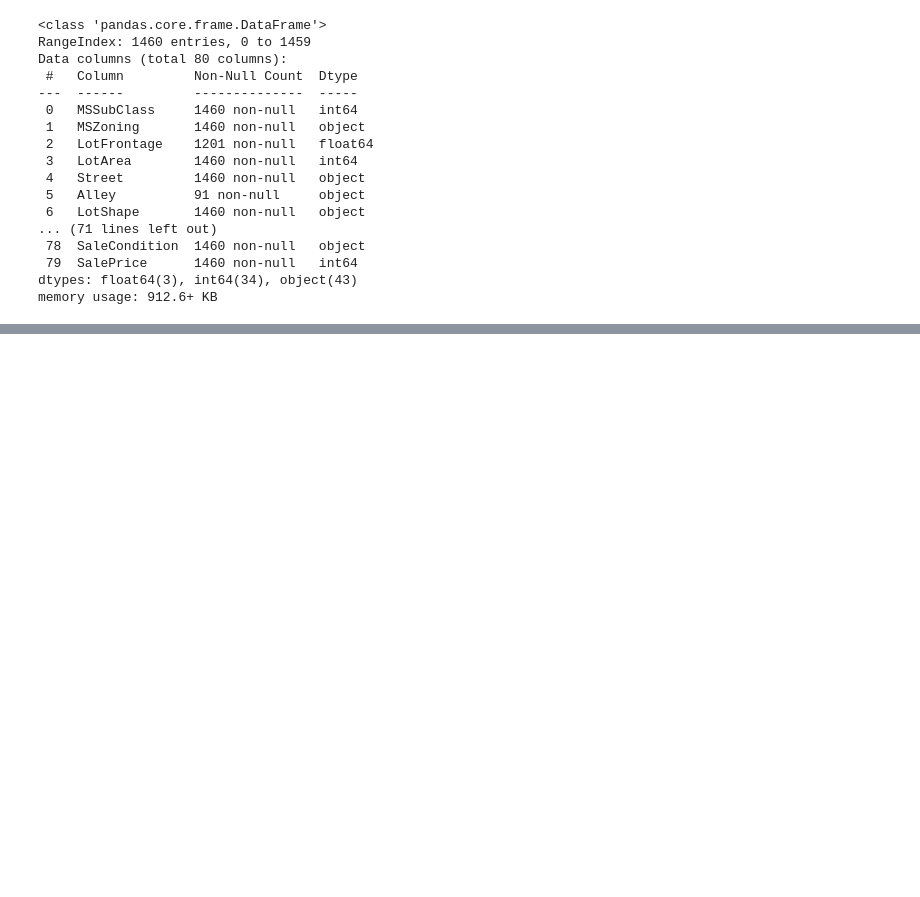
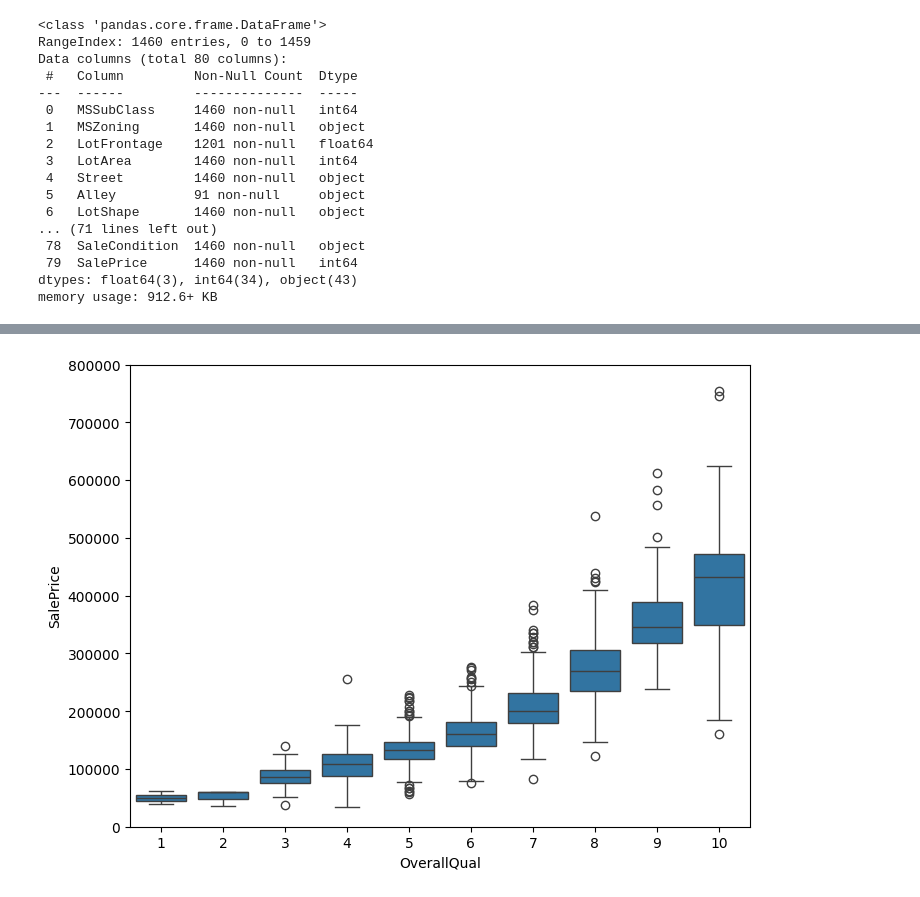
Before and after one commit to Higor-alv/DataAnalysis_C3, a Jupyter notebook: main.ipynb, the cells around one changed output, grey strips where cells are left out. Saved outputs shown, nothing was run; the diff lists cells and outputs as text; code cells hidden in the pictures; blank space fills up the shorter version.

```diff
--- a/main.ipynb
+++ b/main.ipynb
@@ -89,0 +93,10 @@ plt.show()
+# %%
+#box plot overallqual/saleprice
+var = 'OverallQual'
+data = pd.concat([dataset_train['SalePrice'], dataset_train[var]], axis=1)
+f, ax = plt.subplots(figsize=(8, 6))
+fig = sns.boxplot(x=var, y="SalePrice", data=data)
+fig.axis(ymin=0, ymax=800000);
+#OverallQual = Material e qualidade do revestimento
+# %% [output]
+[figure, added]
```
Also changed, not shown: parts of 7 cells of this notebook, 1 other file.
